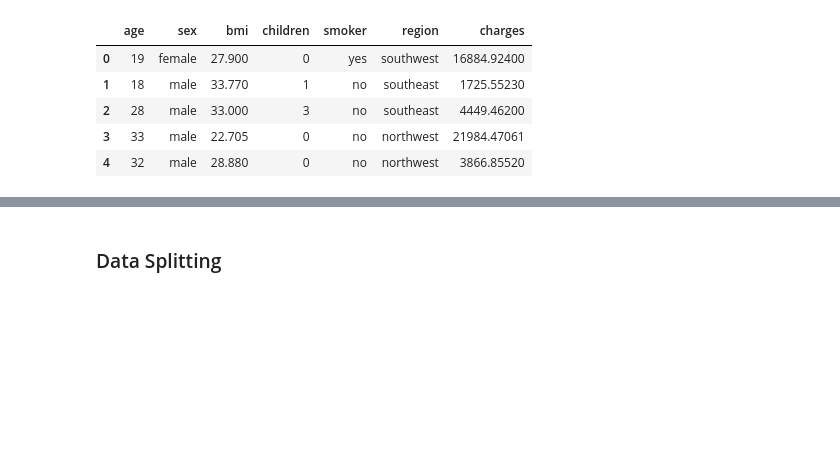
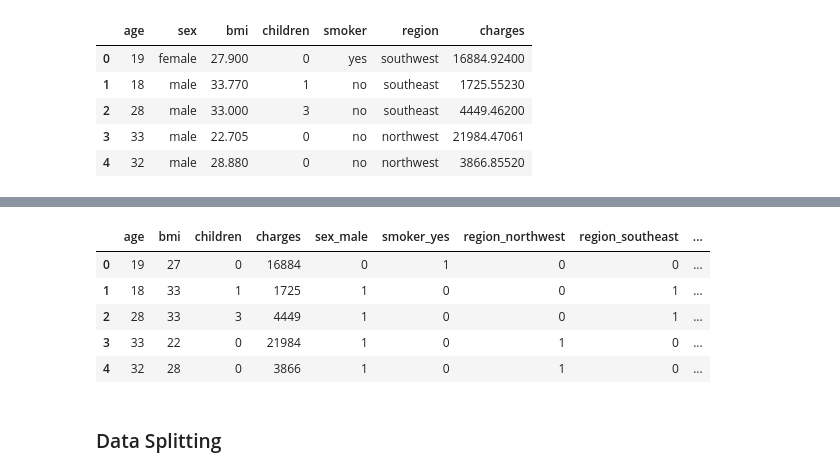
Before and after one commit to Proftg/Maven-regression, a Jupyter notebook: DataScienceinPythonRegression-230823-154628/Course Materials/Demo Notebooks/05_Validating_Testing_Demos.ipynb, the cells around one changed output, grey strips where cells are left out. Cells and saved outputs as stored; diff of their text form; code cells hidden in the pictures; blank space fills up the shorter version.

```diff
--- a/DataScienceinPythonRegression-230823-154628/Course Materials/Demo Notebooks/05_Validating_Testing_Demos.ipynb
+++ b/DataScienceinPythonRegression-230823-154628/Course Materials/Demo Notebooks/05_Validating_Testing_Demos.ipynb
@@ -17,3 +28,13 @@ insurance_df.head()
+# %%
+insurance_df = pd.get_dummies(insurance_df, drop_first=True).astype(int)
+insurance_df.head()
+# %% [output]
+|  | age | bmi | children | charges | sex_male | smoker_yes | region_northwest | region_southeast | ... |
+| 0 | 19 | 27 | 0 | 16884 | 0 | 1 | 0 | 0 | ... |
+| 1 | 18 | 33 | 1 | 1725 | 1 | 0 | 0 | 1 | ... |
+| 2 | 28 | 33 | 3 | 4449 | 1 | 0 | 0 | 1 | ... |
+| 3 | 33 | 22 | 0 | 21984 | 1 | 0 | 1 | 0 | ... |
+| 4 | 32 | 28 | 0 | 3866 | 1 | 0 | 1 | 0 | ... |
 # %% [markdown]
 ### Data Splitting
 # %%
```
Also changed, not shown: parts of 8 cells of this notebook.
